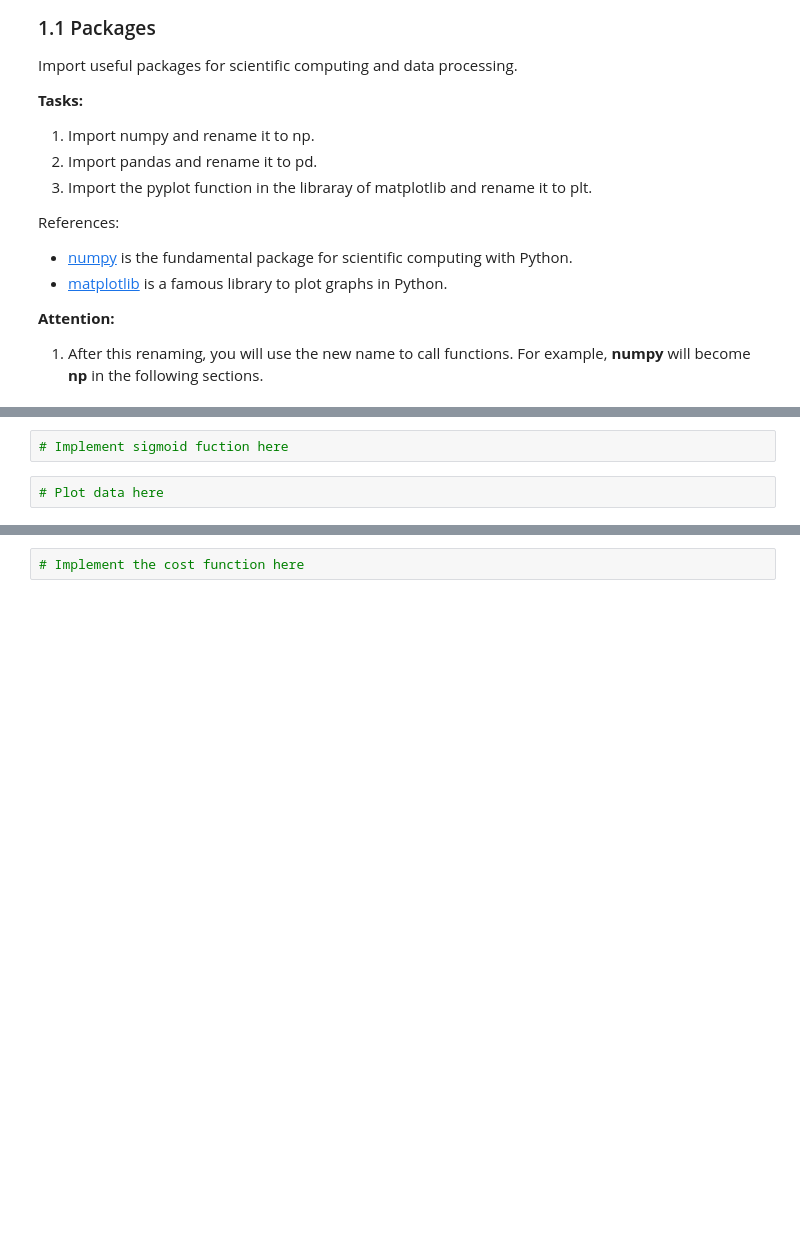
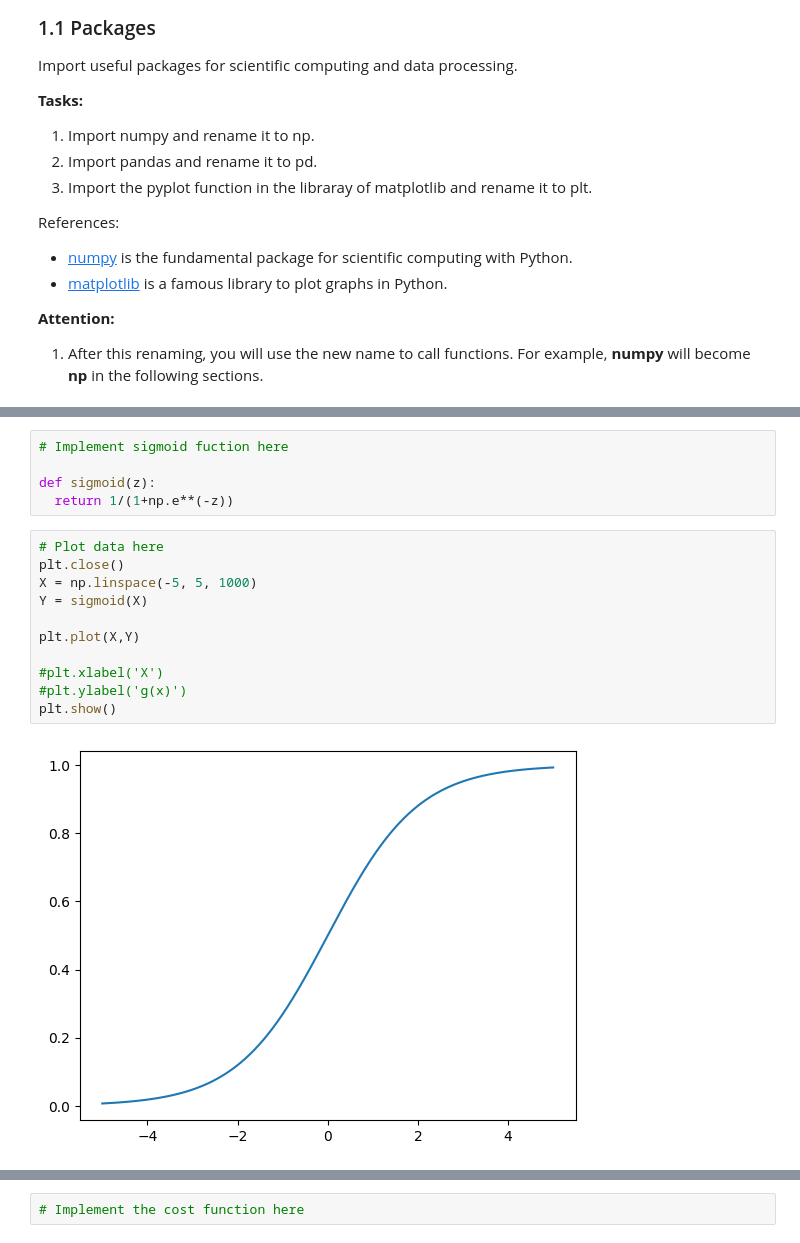
Before and after one commit to jakedog17/COP4630_HW2_Coding_Logistic_Regression, a Jupyter notebook: Homework_02.ipynb, the cells around one changed output, grey strips where cells are left out. Saved outputs shown, nothing was run; the diff lists cells and outputs as text; blank space fills up the shorter version.

```diff
--- a/Homework_02.ipynb
+++ b/Homework_02.ipynb
@@ -65,8 +97,22 @@ $g(z) = \frac{1}{1+e^{-z}}$.
 ![](https://drive.google.com/uc?export=view&id=18j5oHdw78uVm2WwHsdIb4hwhpXDxR37S)
 # %%
 # Implement sigmoid fuction here
+
+def sigmoid(z):
+  return 1/(1+np.e**(-z))
-# %%
-# Plot data here
+# %%
+# Plot data here
+plt.close()
+X = np.linspace(-5, 5, 1000)
+Y = sigmoid(X)
+
+plt.plot(X,Y)
+
+#plt.xlabel('X')
+#plt.ylabel('g(x)')
+plt.show()
+# %% [output]
+[figure, added]
 # %% [markdown]
 ### 1.4 - Cost function and gradient ##
 
```
Also changed, not shown: parts of 3 cells of this notebook.
